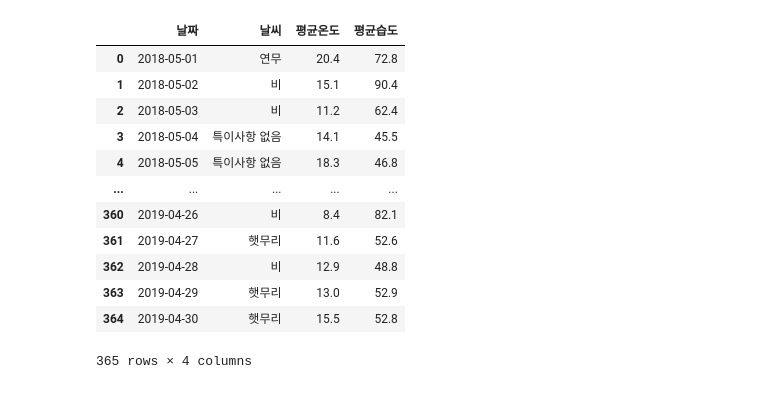
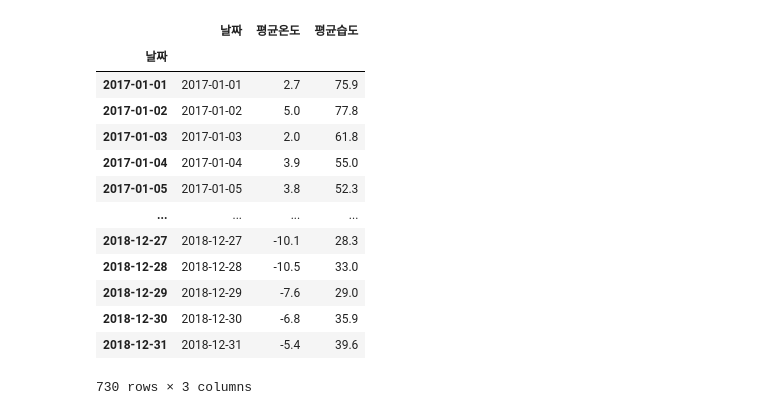
Before and after one commit to formegusto/houself-rnn, a Jupyter notebook: In Weather Data.ipynb, the cells around one changed output. Drawn from its saved outputs; the diff is of its cells as text; code cells hidden in the pictures.

```diff
--- a/In Weather Data.ipynb
+++ b/In Weather Data.ipynb
@@ -45,8 +24,8 @@ query_dict = dict({
     "pageNo": init_page_no,
     "dataCd": "ASOS",
     "dateCd": "DAY",
-    "startDt": "20180501",
-    "endDt": "20190430",
+    "startDt": "20170101",
+    "endDt": "20181231",
     "stnIds": "108",
     "dataType": "JSON"
 })
@@ -69,7 +48,7 @@ while True:
     for item in items:
         in_data = dict({
             "날짜": dt.strptime(item['tm'], '%Y-%m-%d'),
-            "날씨": "특이사항 없음" if item['iscs'] == "" else get_max_iscs(item['iscs']),
+            "날씨": item['iscs'],
             "평균온도": item['avgTa'],
             "평균습도": item['avgRhm']
         })
@@ -91,20 +220,22 @@ Page: 36 / Count: 350
 # %%
-df_datas = pd.DataFrame(datas)
+df_datas = pd.DataFrame(datas)[['날짜', '평균온도', '평균습도']]
+df_datas.index = df_datas['날짜']
 df_datas
 # %% [output]
-|  | 날짜 | 날씨 | 평균온도 | 평균습도 |
-| 0 | 2018-05-01 | 연무 | 20.4 | 72.8 |
-| 1 | 2018-05-02 | 비 | 15.1 | 90.4 |
-| 2 | 2018-05-03 | 비 | 11.2 | 62.4 |
-| 3 | 2018-05-04 | 특이사항 없음 | 14.1 | 45.5 |
-| 4 | 2018-05-05 | 특이사항 없음 | 18.3 | 46.8 |
-| ... | ... | ... | ... | ... |
-| 360 | 2019-04-26 | 비 | 8.4 | 82.1 |
-| 361 | 2019-04-27 | 햇무리 | 11.6 | 52.6 |
-| 362 | 2019-04-28 | 비 | 12.9 | 48.8 |
-| 363 | 2019-04-29 | 햇무리 | 13.0 | 52.9 |
-| 364 | 2019-04-30 | 햇무리 | 15.5 | 52.8 |
+|  | 날짜 | 평균온도 | 평균습도 |
+| 날짜 |  |  |  |
+| 2017-01-01 | 2017-01-01 | 2.7 | 75.9 |
+| 2017-01-02 | 2017-01-02 | 5.0 | 77.8 |
+| 2017-01-03 | 2017-01-03 | 2.0 | 61.8 |
+| 2017-01-04 | 2017-01-04 | 3.9 | 55.0 |
+| 2017-01-05 | 2017-01-05 | 3.8 | 52.3 |
+| ... | ... | ... | ... |
+| 2018-12-27 | 2018-12-27 | -10.1 | 28.3 |
+| 2018-12-28 | 2018-12-28 | -10.5 | 33.0 |
+| 2018-12-29 | 2018-12-29 | -7.6 | 29.0 |
+| 2018-12-30 | 2018-12-30 | -6.8 | 35.9 |
+| 2018-12-31 | 2018-12-31 | -5.4 | 39.6 |
-365 rows × 4 columns
+730 rows × 3 columns
 # %%
 from pymongo import MongoClient as mc
 
```
Also changed, not shown: parts of 5 cells of this notebook.
